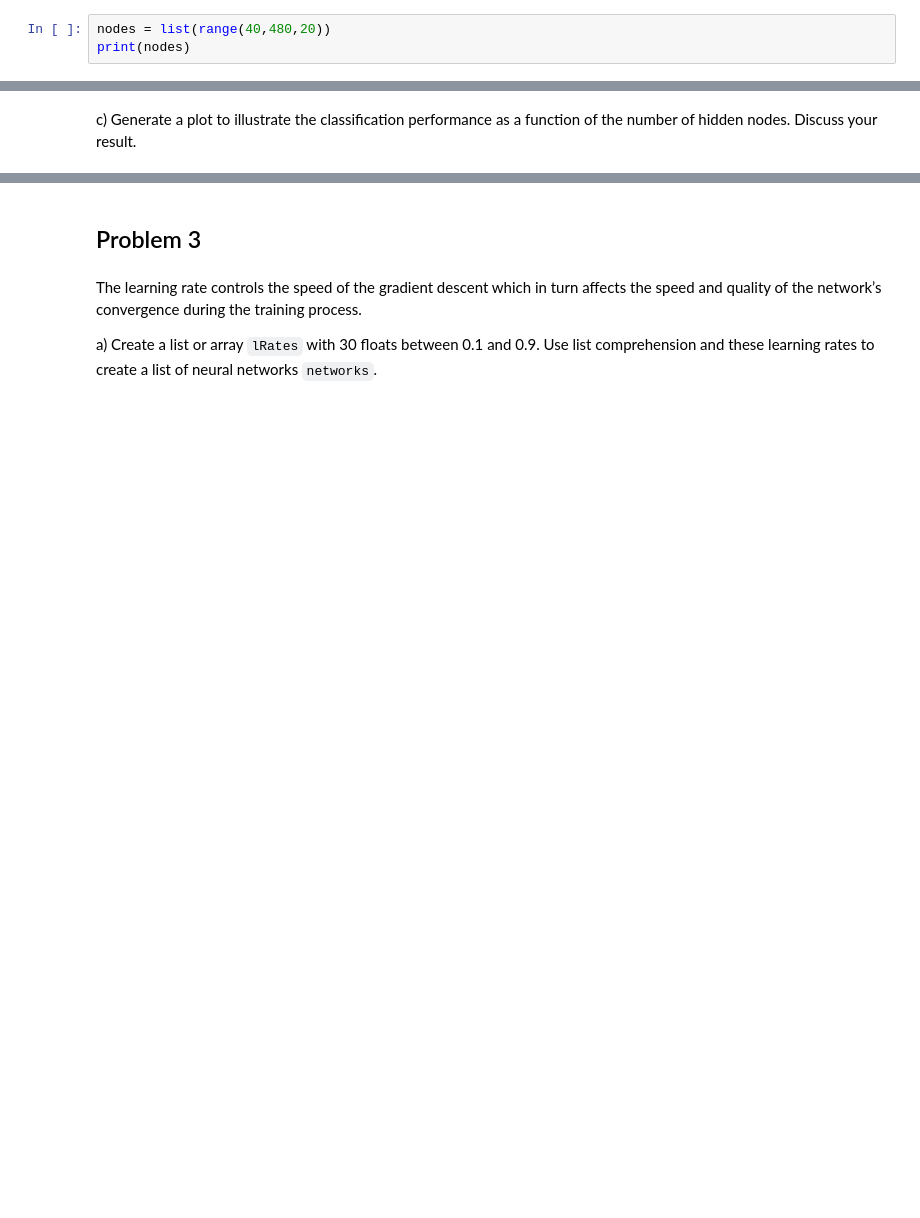
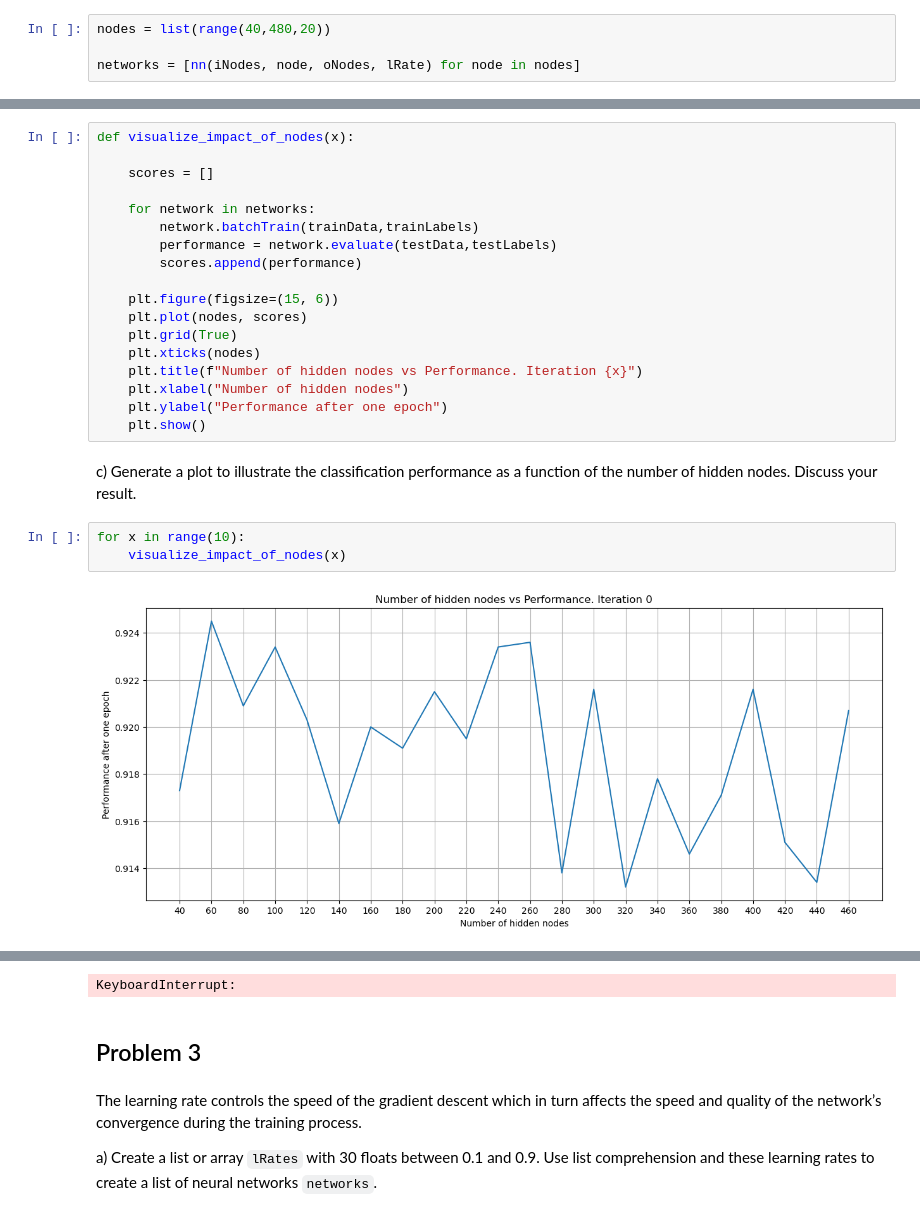
Before and after one commit to PaoAndreCM/neural-networks-labs, a Jupyter notebook: lab_8/Lab8_solution.ipynb, the cells around one changed output, grey strips where cells are left out. Saved outputs shown, nothing was run; the diff lists cells and outputs as text; blank space fills up the shorter version.

```diff
--- a/lab_8/Lab8_solution.ipynb
+++ b/lab_8/Lab8_solution.ipynb
@@ -113,4 +113,5 @@ list and list comprehension to create a list of neural networks networks where t
 nodes are given by the list `nodes`. Keep the other parameters constant.
 # %%
 nodes = list(range(40,480,20))
-print(nodes)
+
+networks = [nn(iNodes, node, oNodes, lRate) for node in nodes]
@@ -122,3 +121,26 @@ images that it classifies correctly and store the result in a list or array scor
+# %%
+def visualize_impact_of_nodes(x):
+
+    scores = []
+
+    for network in networks:
+        network.batchTrain(trainData,trainLabels)
+        performance = network.evaluate(testData,testLabels)
+        scores.append(performance)
+
+    plt.figure(figsize=(15, 6))
+    plt.plot(nodes, scores)
+    plt.grid(True)
+    plt.xticks(nodes)
+    plt.title(f"Number of hidden nodes vs Performance. Iteration {x}")
+    plt.xlabel("Number of hidden nodes")
+    plt.ylabel("Performance after one epoch")
+    plt.show()
 # %% [markdown]
 c) Generate a plot to illustrate the classification performance as a function of the number of hidden nodes.
 Discuss your result.
+# %%
+for x in range(10):
+    visualize_impact_of_nodes(x)
+# %% [output]
+[figure, added]
@@ -125,3 +152,4 @@ Discuss your result.
+KeyboardInterrupt:
 # %% [markdown]
 ## Problem 3
 # %% [markdown]
```
Also changed, not shown: parts of 14 cells of this notebook.
